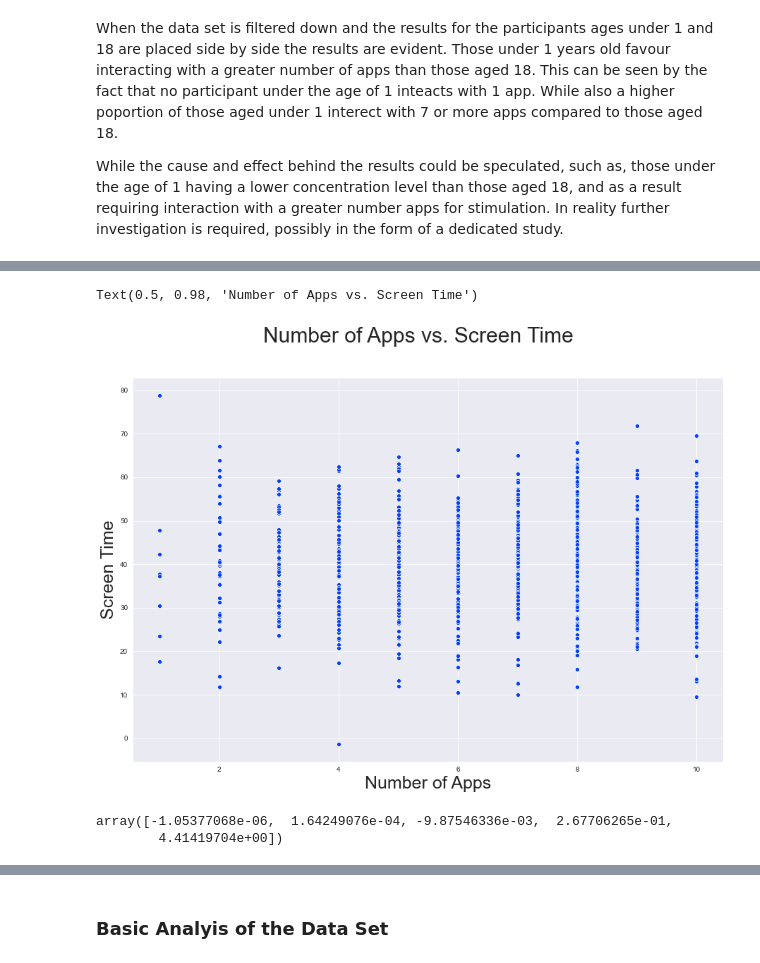
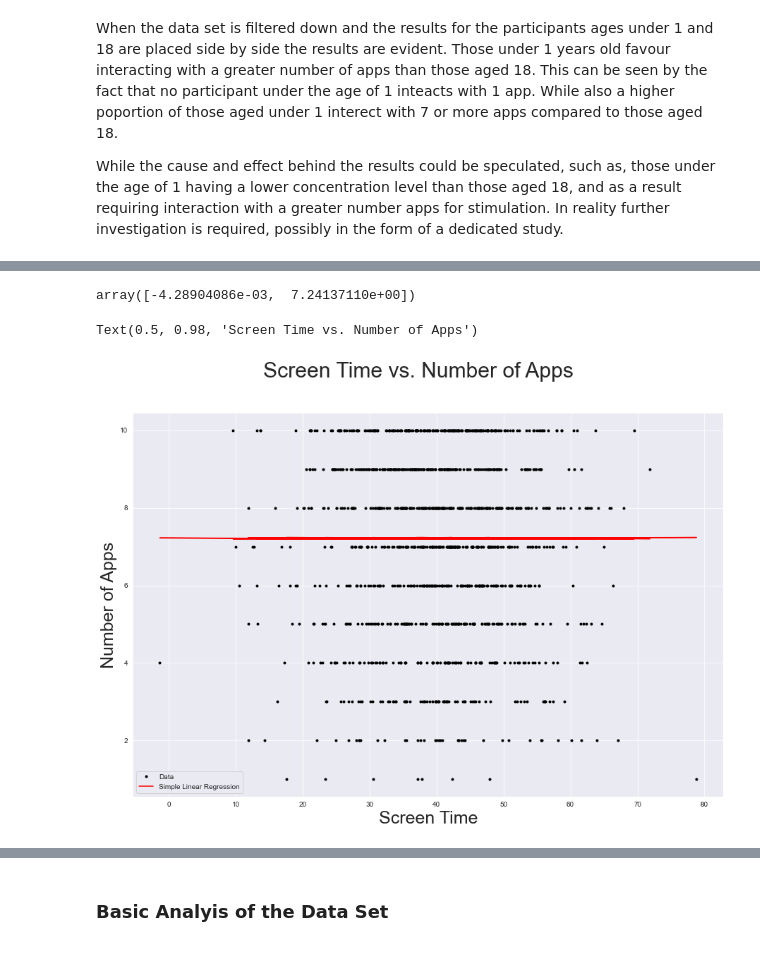
Before and after one commit to JPLee01/Programming_for_Data_Analysis-PRoject, a Jupyter notebook: Programming_for_Data_Analysis-Project.ipynb, the cells around one changed output, grey strips where cells are left out. Drawn from its saved outputs; the diff is of its cells as text; code cells hidden in the pictures.

Commit message:
Update of Regression section.

```diff
--- a/Programming_for_Data_Analysis-Project.ipynb
+++ b/Programming_for_Data_Analysis-Project.ipynb
@@ -686,19 +685,18 @@ sns.relplot(data=data_set_gender, x="Number of Apps", y="Screen Time", hue="Gend
+# %%
+#Calculation of Simple Linear Regression figures using the numpy.polyfit function
+coeffs1 = np.polyfit(data_set_gender['Screen Time'], data_set_gender['Number of Apps'], 1)
+coeffs1
+# %% [output]
+array([-4.28904086e-03,  7.24137110e+00])
 # %%
-#Plotting of the Data Set on a Scatter Plot
+# Plotting of the Simple Linear Regression calculation over the Screen Time vs. Number of Apps Relationship
 plt.figure(figsize=(15, 10))
-sns.scatterplot(data=data_set_gender, x='Number of Apps', y='Screen Time',
-    sizes=(250, 250), legend="full")
-plt. xlabel('Number of Apps', fontsize=25)
-plt. ylabel('Screen Time', fontsize=25)
-plt. suptitle('Number of Apps vs. Screen Time', fontsize=30)
+plt.plot(data_set_gender['Screen Time'], data_set_gender['Number of Apps'], 'k.', label='Data');
+plt.plot(data_set_gender['Screen Time'], coeffs1[0] * data_set_gender['Number of Apps'] + coeffs1[1], 'r-', label='Simple Linear Regression')
+plt. xlabel('Screen Time', fontsize=25)
+plt. ylabel('Number of Apps', fontsize=25)
+plt.legend()
+plt. suptitle('Screen Time vs. Number of Apps', fontsize=30)
 # %% [output]
-Text(0.5, 0.98, 'Number of Apps vs. Screen Time')
+Text(0.5, 0.98, 'Screen Time vs. Number of Apps')
-[figure, old version]
+[figure, new version]
-# %%
-# Creation of coefficient variables i.e. best fit values or lowest cost for m and c
-# They are outputted as arrays
-coeffs = np.polyfit(data_set_gender['Screen Time'], data_set_gender['Number of Apps'], 4)
-coeffs
-# %% [output]
-array([-1.05377068e-06,  1.64249076e-04, -9.87546336e-03,  2.67706265e-01,
-        4.41419704e+00])
```
Also changed, not shown: parts of 11 cells of this notebook.
